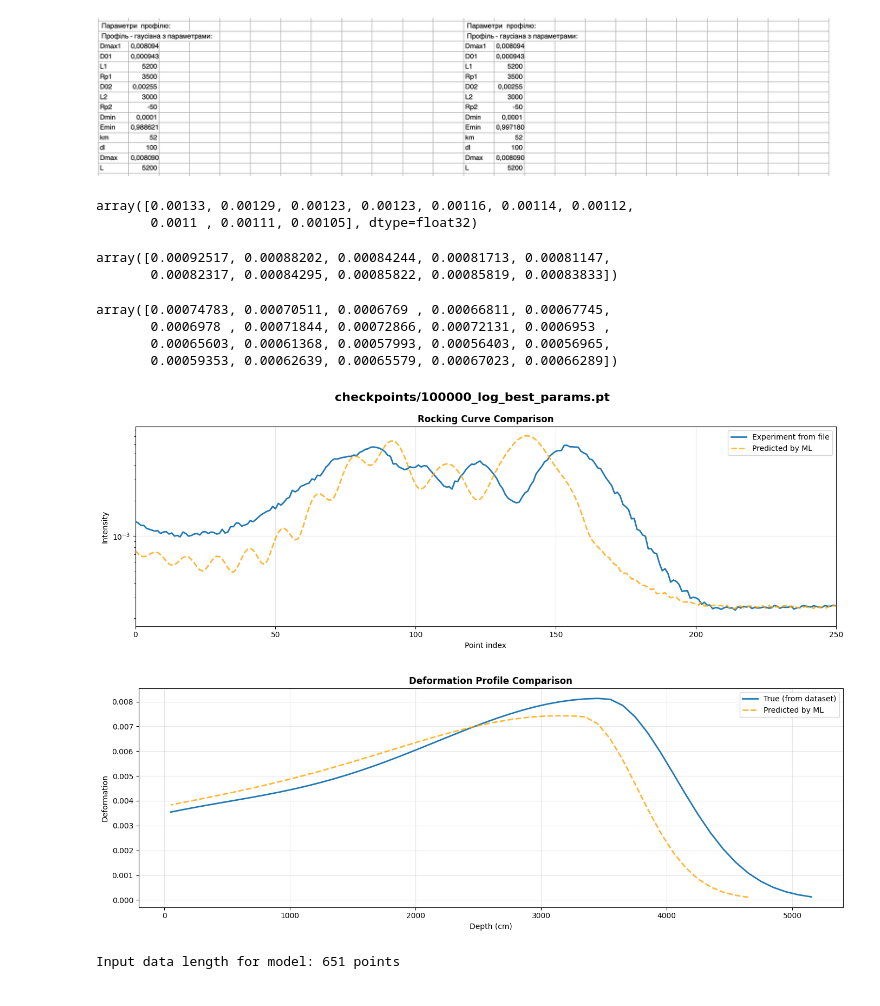
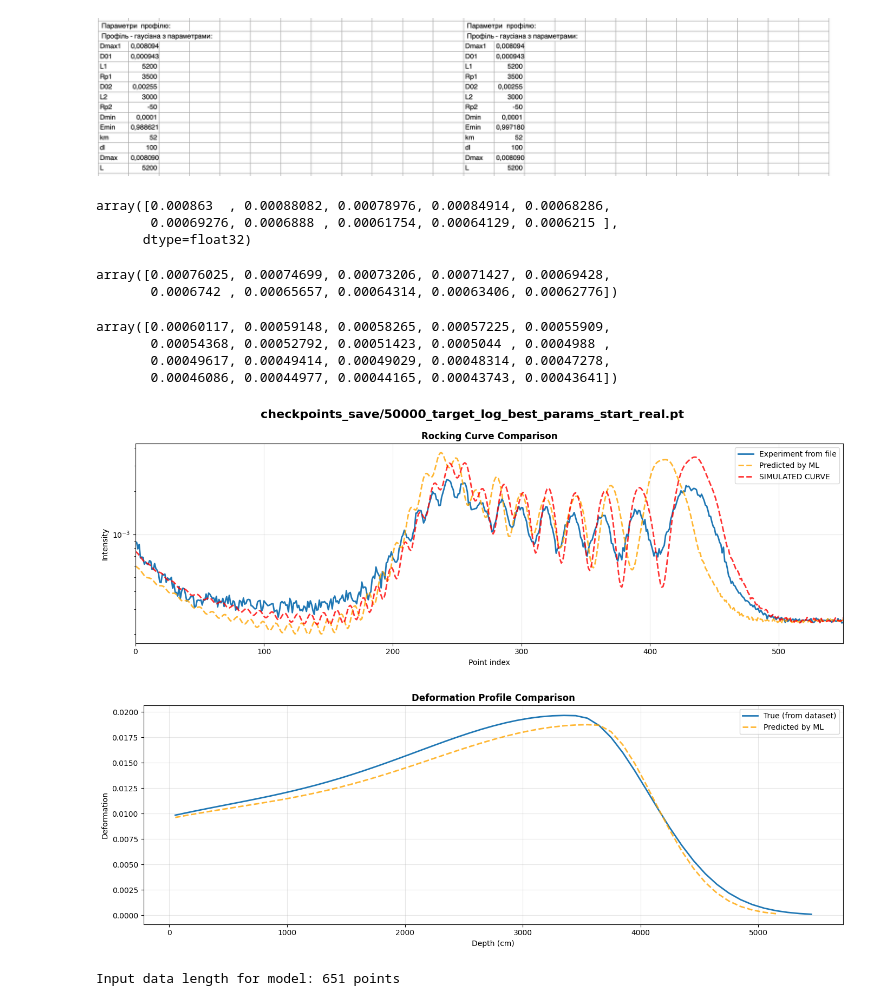
Before and after one commit to Vekeryk/master-xrd, a Jupyter notebook: j_analyze_experiment.ipynb, the cells around one changed output. Cells and saved outputs as stored; diff of their text form; code cells hidden in the pictures.

```diff
--- a/j_analyze_experiment.ipynb
+++ b/j_analyze_experiment.ipynb
@@ -16,11 +16,12 @@ reload(h)
 <module 'helpers' from '/Users/vekeryk/Projects/master-project-light/helpers.py'>
 # %%
 # Paths
-EXPERIMENT_FILE = "experiments/experiment.txt"
+EXPERIMENT_FILE = "experiments/experiment2.txt"
 
 # MODEL_CHECKPOINT = 'checkpoints/target_model.pt'
 # MODEL_CHECKPOINT = 'checkpoints/target_model_2.pt'
-MODEL_CHECKPOINT = 'checkpoints/100000_log_best_params.pt'
+# MODEL_CHECKPOINT = 'checkpoints/50000_target_log_best_params.pt'
+MODEL_CHECKPOINT = 'checkpoints_save/50000_target_log_best_params_start_real.pt'
 # MODEL_CHECKPOINT = 'checkpoints/100000_log_best_curve.pt'
 
 # Device
@@ -77,5 +70,11 @@ exp_data = model_common.preprocess_curve(exp_data)
 # %%
-true_params = [0.008094, 0.000943, 5200e-8, 3500e-8, 0.00255, 3000e-8, -50e-8]
+# exp 1
+# true_params = [0.008094, 0.000943, 5200e-8, 3500e-8, 0.00255, 3000e-8, -50e-8]
+# exp 2
+# true_params = [0.01405, 0.000149, 5400e-8, 3450e-8, 0.00528, 3000e-8, -50e-8]
+# exp 3
+true_params = [0.01926, 0.00205, 5460e-8, 3463e-8, 0.00767, 4126e-8, -20e-8]
+
 simulated_curve, simulated_profile = xrd.compute_curve_and_profile(
     array=true_params,
     dl=100e-8,
@@ -251,13 +250,13 @@ log_space = True
 #     log_space = True
 #     print("Using log space for normalization")
 
-batch_size = 32
-# batch_size = 128
+# batch_size = 32
+batch_size = 128
 
 test_model_Y = torch.tensor(simulated_curve.Y_R_vseZ, dtype=torch.float32).unsqueeze(0)
 
-ds = model_common.NormalizedXRDDataset(model_X, test_model_Y, train=False, log_space=log_space)
-# ds = model_common.NormalizedXRDDataset(model_X, model_Y, train=False, log_space=log_space)
+# ds = model_common.NormalizedXRDDataset(model_X, test_model_Y, train=False, log_space=log_space)
+ds = model_common.NormalizedXRDDataset(model_X, model_Y, train=False, log_space=log_space)
 
 dl = torch.utils.data.DataLoader(ds, batch_size=batch_size)
 
@@ -303,13 +302,14 @@ array([ 7.0896624e-03,  9.1447507e-04,  4.6022302e-05,  3.3349075e-05,
 # %%
 model_Y.numpy()[0][:10]
 # %% [output]
-array([0.00133, 0.00129, 0.00123, 0.00123, 0.00116, 0.00114, 0.00112,
-       0.0011 , 0.00111, 0.00105], dtype=float32)
+array([0.000863  , 0.00088082, 0.00078976, 0.00084914, 0.00068286,
+       0.00069276, 0.0006888 , 0.00061754, 0.00064129, 0.0006215 ],
+      dtype=float32)
 # %%
 simulated_curve.ML_Y[:10]
 # %% [output]
-array([0.00092517, 0.00088202, 0.00084244, 0.00081713, 0.00081147,
-       0.00082317, 0.00084295, 0.00085822, 0.00085819, 0.00083833])
+array([0.00076025, 0.00074699, 0.00073206, 0.00071427, 0.00069428,
+       0.0006742 , 0.00065657, 0.00064314, 0.00063406, 0.00062776])
 # %%
 predicted_curve, predicted_profile = xrd.compute_curve_and_profile(
     array=pred_values.tolist(),
@@ -321,10 +321,10 @@ x = torch.linspace(0, x_length - 1, x_length)
 # %%
 predicted_curve.Y_R_vseZ[:20]
 # %% [output]
-array([0.00074783, 0.00070511, 0.0006769 , 0.00066811, 0.00067745,
-       0.0006978 , 0.00071844, 0.00072866, 0.00072131, 0.0006953 ,
-       0.00065603, 0.00061368, 0.00057993, 0.00056403, 0.00056965,
-       0.00059353, 0.00062639, 0.00065579, 0.00067023, 0.00066289])
+array([0.00060117, 0.00059148, 0.00058265, 0.00057225, 0.00055909,
+       0.00054368, 0.00052792, 0.00051423, 0.0005044 , 0.0004988 ,
+       0.00049617, 0.00049414, 0.00049029, 0.00048314, 0.00047278,
+       0.00046086, 0.00044977, 0.00044165, 0.00043743, 0.00043641])
 # %%
 fig, ax = plt.subplots(1, 1, figsize=(14, 5))
 
@@ -338,36 +338,36 @@ ax.plot(x, experiment_Y.numpy(), label="Experiment from file", color='C0', lines
 ax.plot(x, predicted_curve.Y_R_vseZ,
         label="Predicted by ML", color='orange', linestyle='--', linewidth=2, alpha=0.8)
 
 # Simulated curve
-# ax.plot(x, simulated_curve.Y_R_vseZ,
-#         label="SIMULATED CURVE", color='red', linestyle='--', linewidth=2, alpha=0.8)
+ax.plot(x, simulated_curve.Y_R_vseZ,
+        label="SIMULATED CURVE", color='red', linestyle='--', linewidth=2, alpha=0.8)
 
 ax.set_xlabel("Point index")
-ax.set_xlim(0, 250)
+ax.set_xlim(0, 550)
 ax.set_ylabel("Intensity")
 ax.set_yscale('log')
 ax.grid(True, alpha=0.3)
 ax.legend()
 
 plt.tight_layout()
 plt.show()
 
 fig, ax = plt.subplots(1, 1, figsize=(14, 5))
 # Deformation Profile
 ax.set_title("Deformation Profile Comparison", fontsize=12, fontweight='bold')
 ax.plot(simulated_profile.X, simulated_profile.total_Y,
         label="True (from dataset)", color='C0', linestyle='-', linewidth=2)
 ax.plot(predicted_profile.X, predicted_profile.total_Y,
         label="Predicted by ML", color='orange', linestyle='--', linewidth=2, alpha=0.8)
 ax.set_xlabel("Depth (cm)")
 ax.set_ylabel("Deformation")
 ax.grid(True, alpha=0.3)
 ax.legend()
 
 plt.tight_layout()
 plt.show()
 print(f"Input data length for model: {x_length} points")
 # %% [output]
-[figure, old version]
+[figure, new version]
-[figure, old version]
+[figure, new version]
 Input data length for model: 651 points
```
Also changed, not shown: parts of 10 cells of this notebook, 41 other files.
